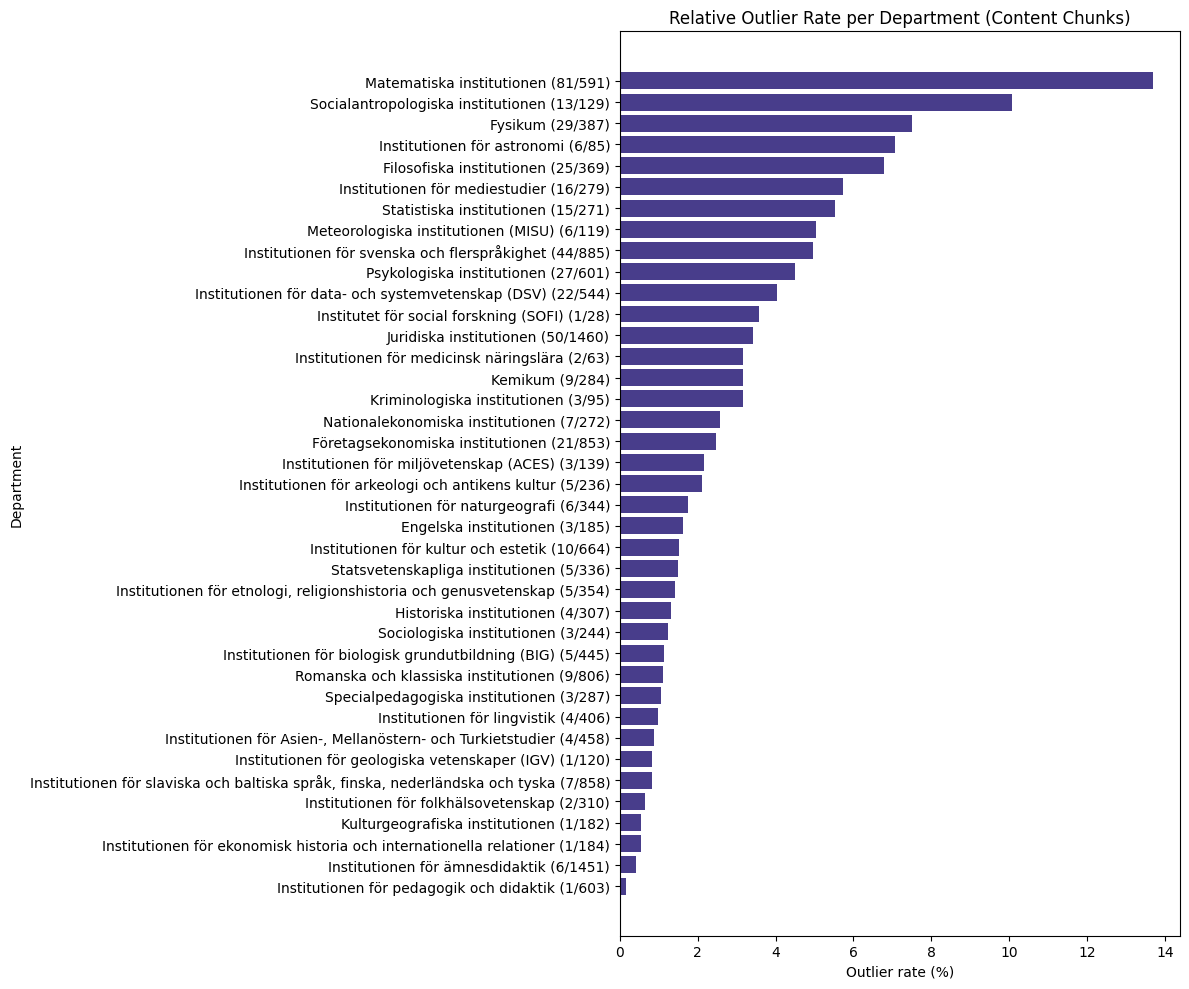
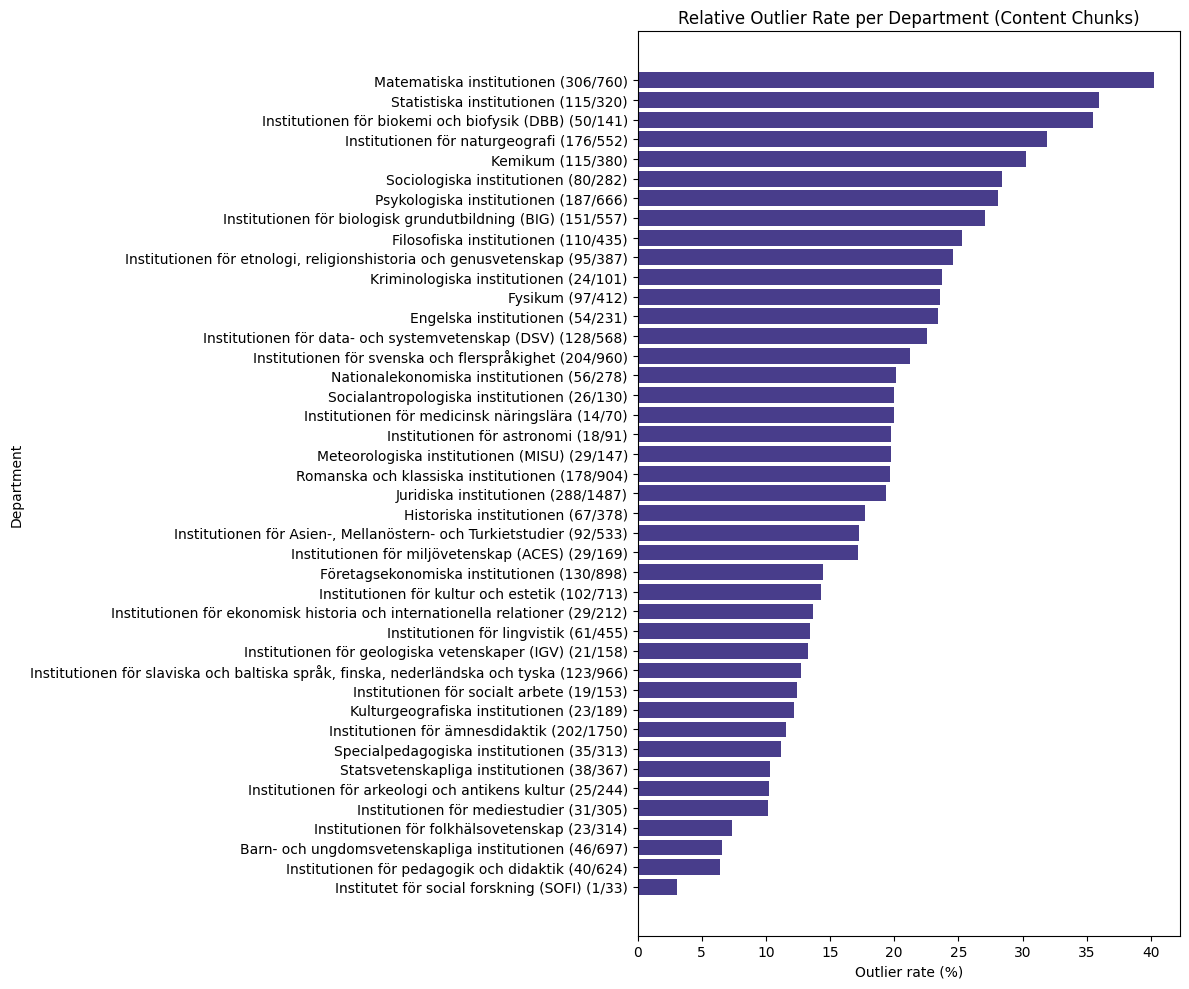
The notebook cell's code change between the first figure and the second:
--- before
+++ after
@@ -2,50 +2,52 @@
 import matplotlib.pyplot as plt
 
-with open('data/content.sbert.similarities.json', 'r') as f:
-    data = json.load(f)
+for method in ['tfidf', 'sbert']:
+     for per in ['content', 'outcome']:
+        with open(f'data/{per}.{method}.similarities.json', 'r') as f:
+            data = json.load(f)
 
-with open('data/outliers.content.json', 'r') as f:
-    outliers = json.load(f)
+        with open(f'data/outliers.{per}.{method}.json', 'r') as f:
+            outliers = json.load(f)
 
-with open('data/SU.departments.json', 'r') as f:
-    dept = json.load(f)
+        with open('data/SU.departments.json', 'r') as f:
+            dept = json.load(f)
 
-with open('data/SU.filtered.json', 'r') as f:
-    corpus = json.load(f)
+        with open('data/SU.filtered.json', 'r') as f:
+            corpus = json.load(f)
 
-course_departments = {course['CourseCode']: course['Department'] for course in corpus['Course-list']}
+        course_departments = {course['CourseCode']: course['Department'] for course in corpus['Course-list']}
 
-dept_chunk_counts = {}
-for course_code, course in data.items():
-    department = course_departments.get(course_code, 'Unknown')
-    dept_chunk_counts[department] = dept_chunk_counts.get(department, 0) + len(course['chunks'])
+        dept_chunk_counts = {}
+        for course_code, course in data.items():
+            department = course_departments.get(course_code, 'Unknown')
+            dept_chunk_counts[department] = dept_chunk_counts.get(department, 0) + len((course['chunks'] if per == 'content' else course['outcomes']))
 
-dept_outlier_counts = {}
-for outlier in outliers:
-    dept_code = course_departments.get(outlier['course_code'], 'Unknown')
-    dept_outlier_counts[dept_code] = dept_outlier_counts.get(dept_code, 0) + 1
+        dept_outlier_counts = {}
+        for outlier in outliers:
+            dept_code = course_departments.get(outlier['course_code'], 'Unknown')
+            dept_outlier_counts[dept_code] = dept_outlier_counts.get(dept_code, 0) + 1
 
-relative_counts = {}
-for dept_code, out_count in dept_outlier_counts.items():
-    chunk_count = dept_chunk_counts.get(dept_code, 0)
-    if chunk_count > 0:
-        relative_counts[dept_code] = out_count / chunk_count  # fraction
+        relative_counts = {}
+        for dept_code, out_count in dept_outlier_counts.items():
+            chunk_count = dept_chunk_counts.get(dept_code, 0)
+            if chunk_count > 0:
+                relative_counts[dept_code] = out_count / chunk_count  # fraction
 
-pairs = sorted(relative_counts.items(), key=lambda x: x[1], reverse=True)
+        pairs = sorted(relative_counts.items(), key=lambda x: x[1], reverse=True)
 
-if pairs:
-    dept_codes = [p[0] for p in pairs]
-    rates_pct = [p[1] * 100 for p in pairs]  # percent
-    labels = [
-        f"{dept.get(code, code)} ({dept_outlier_counts.get(code, 0)}/{dept_chunk_counts.get(code, 0)})"
-        for code in dept_codes
-    ]
+        if pairs:
+            dept_codes = [p[0] for p in pairs]
+            rates_pct = [p[1] * 100 for p in pairs]  # percent
+            labels = [
+                f"{dept.get(code, code)} ({dept_outlier_counts.get(code, 0)}/{dept_chunk_counts.get(code, 0)})"
+                for code in dept_codes
+            ]
 
-    plt.figure(figsize=(12, 10))
-    plt.barh(labels, rates_pct, color='darkslateblue')
-    plt.xlabel('Outlier rate (%)')
-    plt.ylabel('Department')
-    plt.title('Relative Outlier Rate per Department (Content Chunks)')
-    plt.gca().invert_yaxis()
-    plt.tight_layout()
-    plt.show()
+            plt.figure(figsize=(12, 10))
+            plt.barh(labels, rates_pct, color='darkslateblue')
+            plt.xlabel('Outlier rate (%)')
+            plt.ylabel('Department')
+            plt.title(f'Relative Outlier Rate per Department ({per.capitalize()} Chunks)')
+            plt.gca().invert_yaxis()
+            plt.tight_layout()
+            plt.savefig(f'{method}_outlier_rates_per_{per}.png')

Commit: Changed outlier calculation logic and generated outlier visualisations for each method and direction